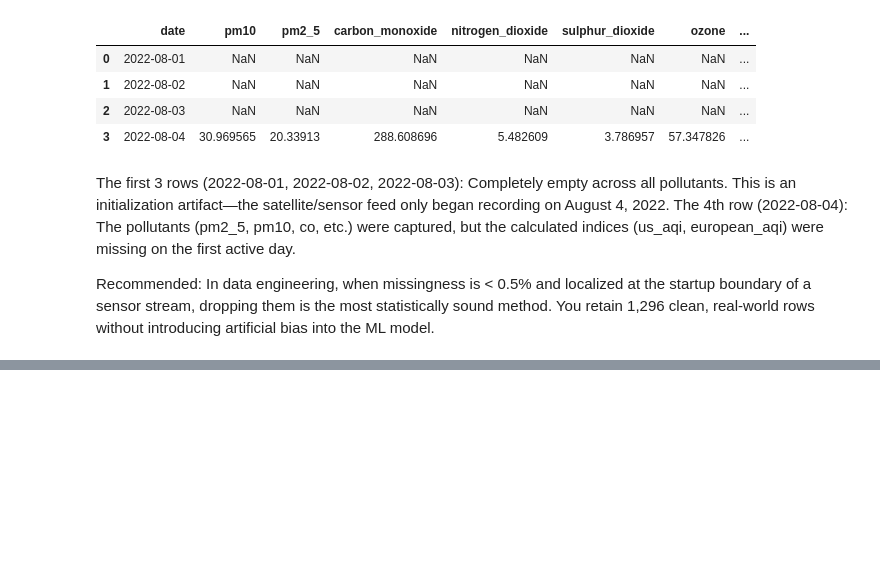
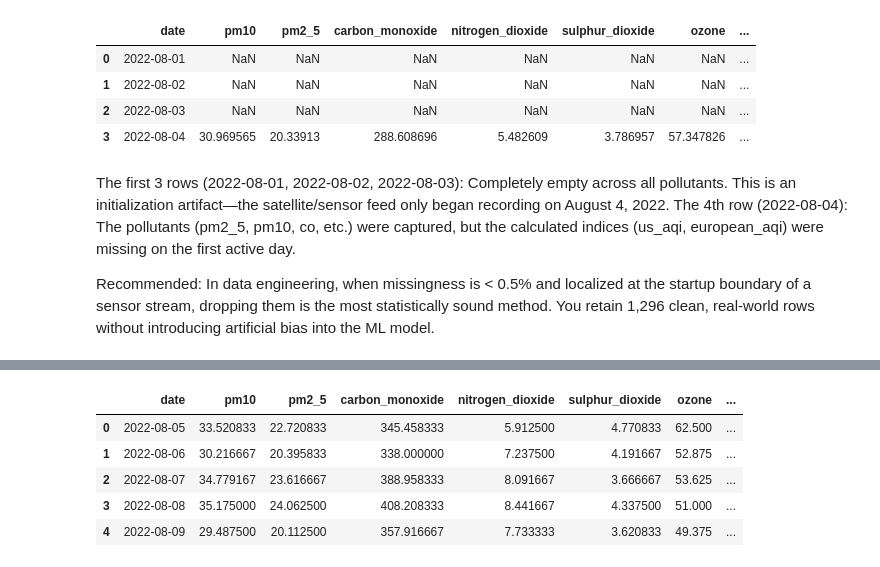
Before and after one commit to ELSHINE123/port-harcourt-air-quality-bigdat-project, a Jupyter notebook: notebooks/01_data_cleaning_and_profiling.ipynb, the cells around one changed output, grey strips where cells are left out. Drawn from its saved outputs; the diff is of its cells as text; code cells hidden in the pictures; blank space fills up the shorter version.

```diff
--- a/notebooks/01_data_cleaning_and_profiling.ipynb
+++ b/notebooks/01_data_cleaning_and_profiling.ipynb
@@ -105,0 +192,41 @@ clean_check = pd.DataFrame({
+# %%
+#1. Temporal Feature Extraction
+df_clean['year'] = df_clean['date'].dt.year
+df_clean['month'] = df_clean['date'].dt.month
+df_clean['month_name'] = df_clean['date'].dt.strftime('%B')
+df_clean['day'] = df_clean['date'].dt.day_name()
+
+
+#2. Niger Delta Seasonal Classification
+def classify_niger_delta_season(month):
+    if month in [11, 12, 1, 2]:
+        return 'Harmattan / Dry'
+    elif month in [4, 5, 6, 7, 8, 9, 10]:
+        return 'Rainy / Wet'
+    else:
+        return 'Transition'
+
+df_clean['season'] = df_clean['month'].apply(classify_niger_delta_season)
+
+
+# 3. EPA AQI Health Categories
+def categorize_aqi(aqi):
+    if aqi <= 50:
+        return 'Good'
+    elif aqi <= 100:
+        return 'Moderate'
+    elif aqi <= 150:
+        return 'Unhealthy for Sensitive Groups'
+    elif aqi <= 200:
+        return 'Unhealthy'
+    else:
+        return 'Very Unhealthy'
+
+
+df_clean['aqi_category'] = df_clean['us_aqi'].apply(categorize_aqi)
+
+# Inspect distribution across seasons and AQI categories
+print("=== SEASONAL DISTRIBUTION ===")
+print(df_clean['season'].value_counts())
+print("\n=== AIR QUALITY HEALTH CATEGORIES (DAYS RECORDED) ===")
+print(df_clean['aqi_category'].value_counts())
@@ -105,0 +249,9 @@ clean_check = pd.DataFrame({
+# %%
+df_clean.head()
+# %% [output]
+|  | date | pm10 | pm2_5 | carbon_monoxide | nitrogen_dioxide | sulphur_dioxide | ozone | ... |
+| 0 | 2022-08-05 | 33.520833 | 22.720833 | 345.458333 | 5.912500 | 4.770833 | 62.500 | ... |
+| 1 | 2022-08-06 | 30.216667 | 20.395833 | 338.000000 | 7.237500 | 4.191667 | 52.875 | ... |
+| 2 | 2022-08-07 | 34.779167 | 23.616667 | 388.958333 | 8.091667 | 3.666667 | 53.625 | ... |
+| 3 | 2022-08-08 | 35.175000 | 24.062500 | 408.208333 | 8.441667 | 4.337500 | 51.000 | ... |
+| 4 | 2022-08-09 | 29.487500 | 20.112500 | 357.916667 | 7.733333 | 3.620833 | 49.375 | ... |
```
Also changed, not shown: parts of 7 cells of this notebook, 3 other files.
